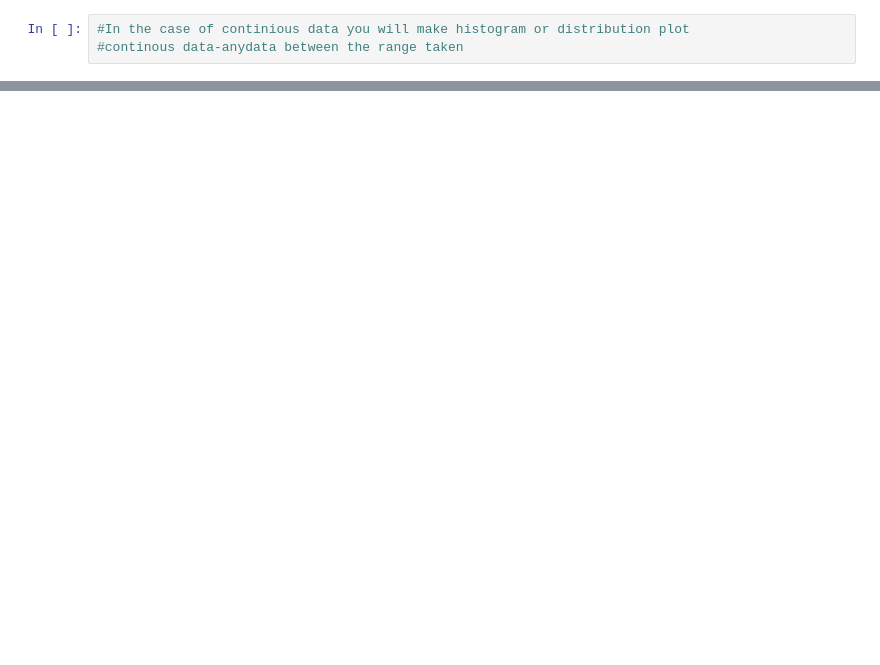
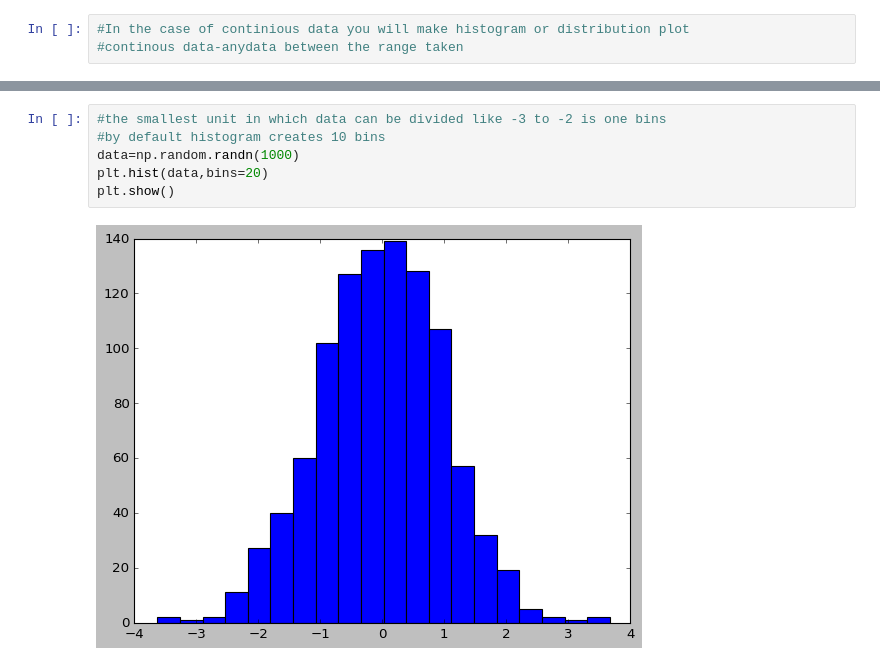
Before and after one commit to omkarpattnaik8080/Matplotlib01, a Jupyter notebook: MatplotlibComplete.ipynb, the cells around one changed output, grey strips where cells are left out. Saved outputs shown, nothing was run; the diff lists cells and outputs as text; blank space fills up the shorter version.

```diff
--- a/MatplotlibComplete.ipynb
+++ b/MatplotlibComplete.ipynb
@@ -250,0 +250,8 @@ plt.show
+# %%
+#the smallest unit in which data can be divided like -3 to -2 is one bins
+#by default histogram creates 10 bins
+data=np.random.randn(1000)
+plt.hist(data,bins=20)
+plt.show()
+# %% [output]
+[figure, added]
```
Also changed, not shown: parts of 8 cells of this notebook.
